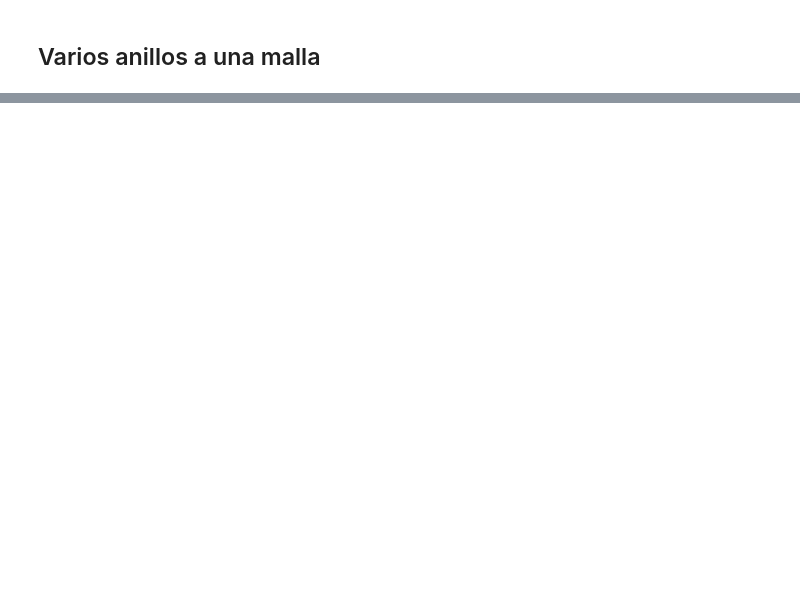
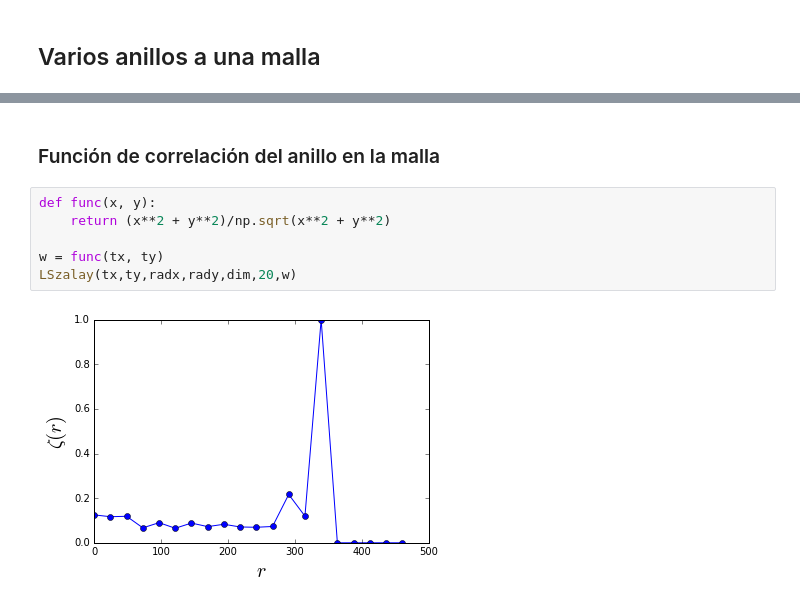
Before and after one commit to CosmoStats/cosmostats2018-jzsmoreno, a Jupyter notebook: 2daParte/Ejercicio5/griddata.ipynb, the cells around one changed output, grey strips where cells are left out. Cells and saved outputs as stored; diff of their text form; blank space fills up the shorter version.

```diff
--- a/2daParte/Ejercicio5/griddata.ipynb
+++ b/2daParte/Ejercicio5/griddata.ipynb
@@ -183,0 +236,10 @@ plt.show()
+# %% [markdown]
+### Función de correlación del anillo en la malla
+# %%
+def func(x, y):
+    return (x**2 + y**2)/np.sqrt(x**2 + y**2)
+
+w = func(tx, ty)
+LSzalay(tx,ty,radx,rady,dim,20,w)
+# %% [output]
+[figure, added]
```
Also changed, not shown: parts of 9 cells of this notebook.
